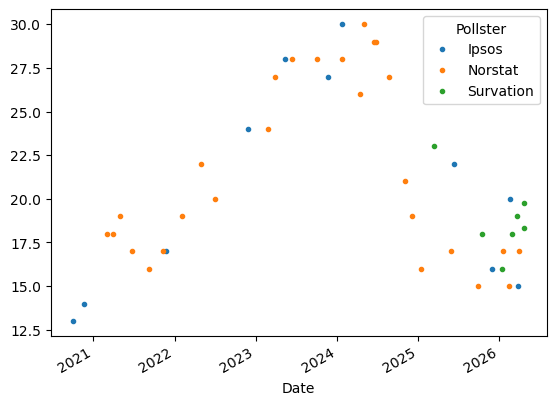
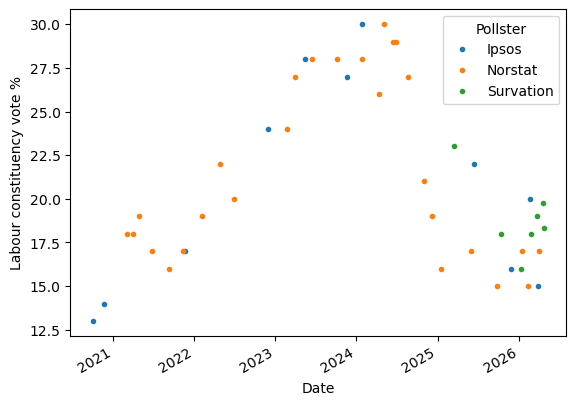
Code edit (unified diff) that turned the first committed figure into the second:
--- before
+++ after
@@ -2,4 +2,4 @@
  [['Date','Pollster','Labour']]
  .pivot(index='Date',columns='Pollster',values='Labour')
- .plot(marker='.',ls='')
+ .plot(marker='.',ls='',ylabel='Labour constituency vote %')
 )

Commit: label all y axes